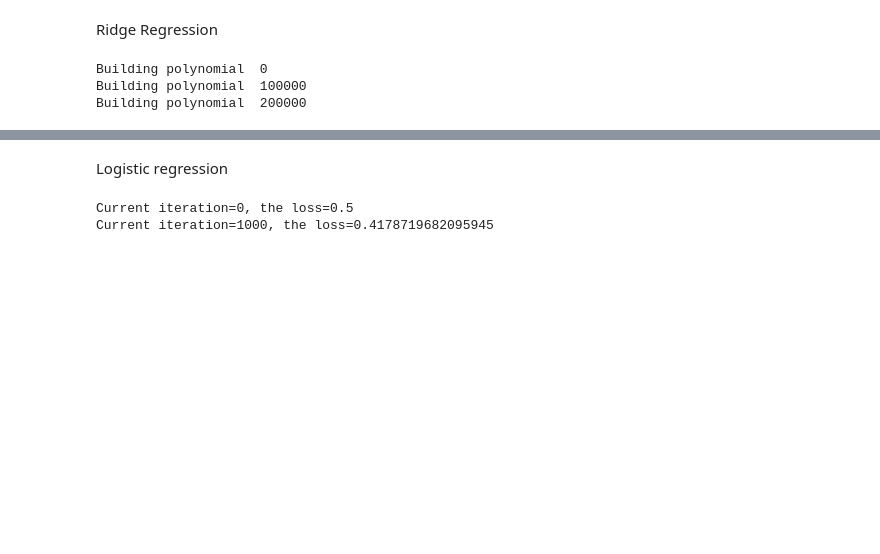
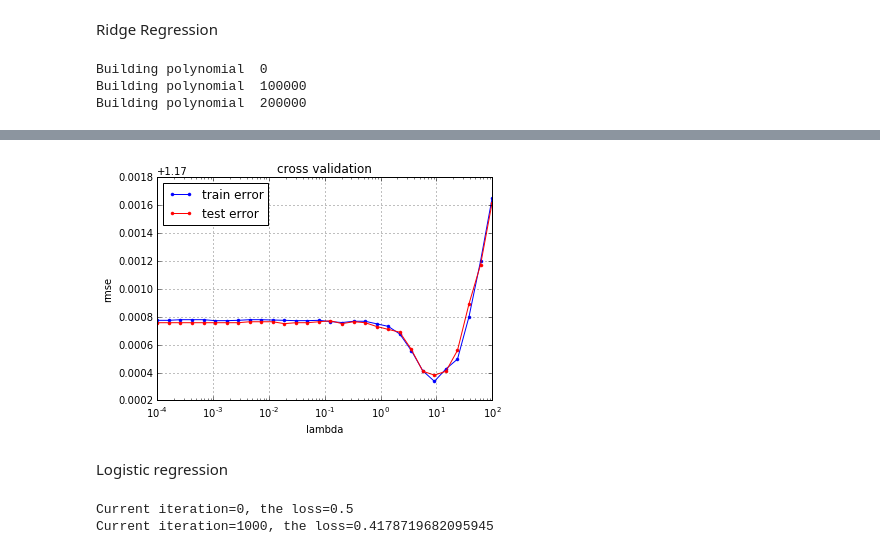
Before and after one commit to robines-wins/MLO-project1, a Jupyter notebook: scripts/project1.ipynb, the cells around one changed output, grey strips where cells are left out. Drawn from its saved outputs; the diff is of its cells as text; code cells hidden in the pictures; blank space fills up the shorter version.

Commit message:
Cross validation and lambda optimization done. TODO: Fix least square to handle multiple dims (maybe it does just like this TO CHECK) logistic reg

```diff
--- a/scripts/project1.ipynb
+++ b/scripts/project1.ipynb
@@ -474,0 +487,3 @@ test_loss
+# %%
+k_indices=build_k_indices(y,4,1)
+loss_tr, loss_te,weight=cross_validation(y,x_powered,k_indices,0,10)
@@ -474,0 +501,25 @@ test_loss
+# %%
+seed = 1
+k_fold = 4
+lambdas = np.logspace(-4, 2, 30)
+# split data in k fold
+k_indices = build_k_indices(y, k_fold, seed)
+# define lists to store the loss of training data and test data
+rmse_tr = []
+rmse_te = []
+# ***************************************************
+# INSERT YOUR CODE HERE
+# cross validation: TODO
+# ***************************************************
+for lambda_ in lambdas:
+    print ("Lambda",lambda_,"/",len(lambdas))
+    loss_tr=[]
+    loss_te=[]
+    for k in np.arange(k_fold):
+        print ("k=",k)
+        loss=np.zeros(2)
+        loss[0],loss[1],weight=cross_validation(y,x_powered,k_indices,k,lambda_)
+        loss_tr.append(loss[0])
+        loss_te.append(loss[1])
+    rmse_tr.append(np.mean(loss_tr))
+    rmse_te.append(np.mean(loss_te))
@@ -475,3 +545,8 @@ test_loss
+# %%
+cross_validation_visualization(lambdas, rmse_tr, rmse_te)
+# The graph shows us that lambda should be 10^1
+# %% [output]
+[figure, added]
 # %% [markdown]
 Logistic regression
 # %%
```
Also changed, not shown: parts of 17 cells of this notebook, 2 other files.
